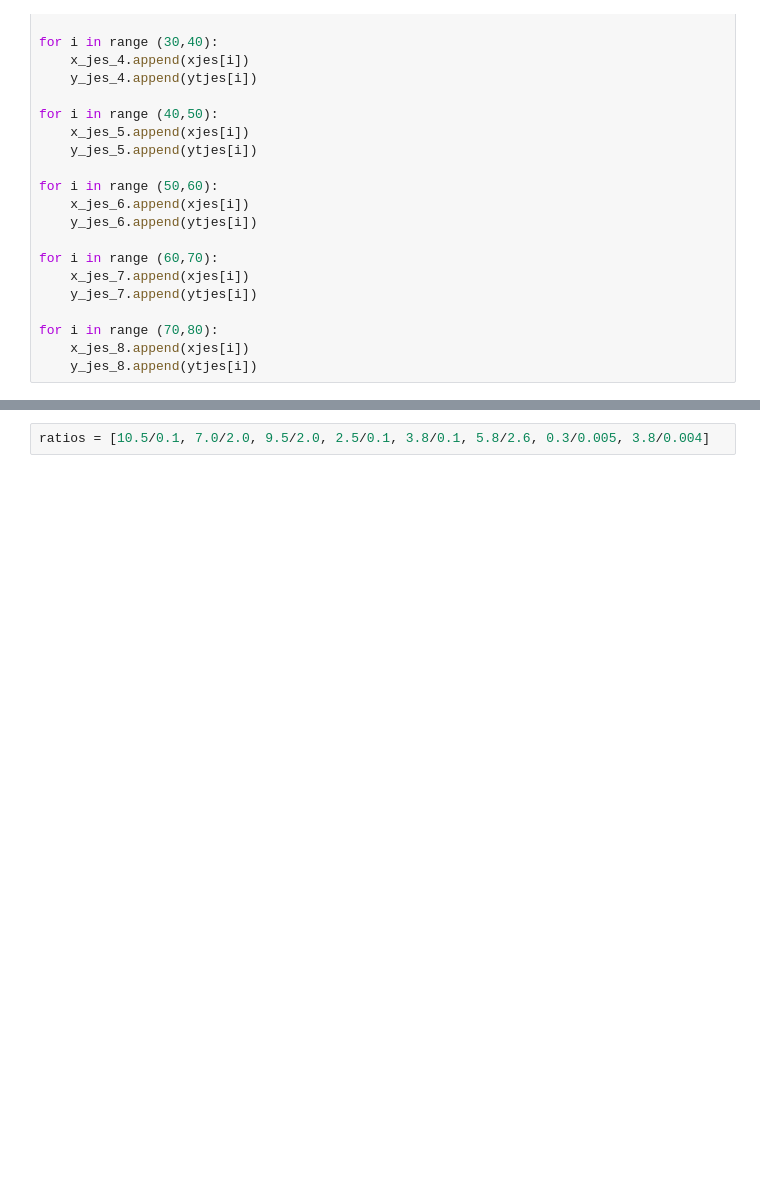
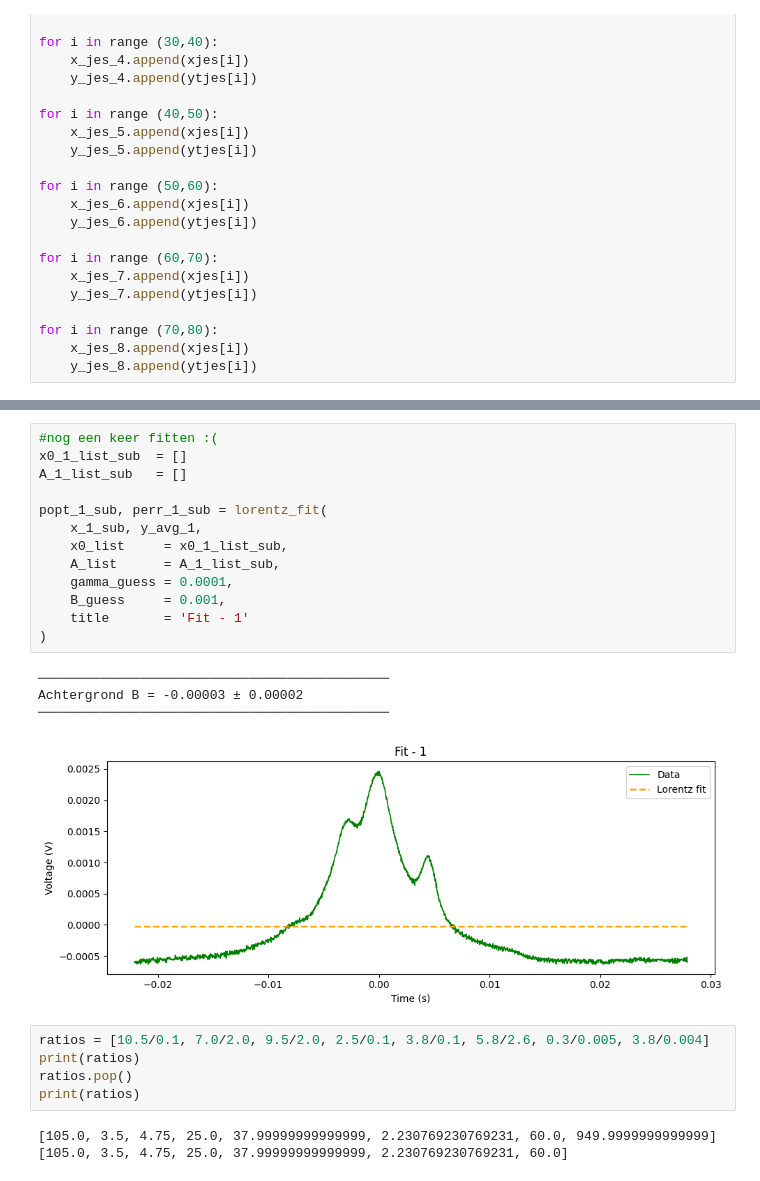
Before and after one commit to TimWiemer/Rubium_Spectroscopy_group_11, a Jupyter notebook: Lorenzfitjes_2.ipynb, the cells around one changed output, grey strips where cells are left out. Drawn from its saved outputs; the diff is of its cells as text; blank space fills up the shorter version.

```diff
--- a/Lorenzfitjes_2.ipynb
+++ b/Lorenzfitjes_2.ipynb
@@ -468,2 +573,26 @@ Achtergrond B = -0.00051 ± 0.00001
+# %%
+#nog een keer fitten :(
+x0_1_list_sub  = []
+A_1_list_sub   = []
+
+popt_1_sub, perr_1_sub = lorentz_fit(
+    x_1_sub, y_avg_1,
+    x0_list     = x0_1_list_sub,
+    A_list      = A_1_list_sub,
+    gamma_guess = 0.0001,
+    B_guess     = 0.001,
+    title       = 'Fit - 1'
+)
+# %% [output]
+─────────────────────────────────────────────
+Achtergrond B = -0.00003 ± 0.00002
+─────────────────────────────────────────────
+[figure, added]
 # %%
 ratios = [10.5/0.1, 7.0/2.0, 9.5/2.0, 2.5/0.1, 3.8/0.1, 5.8/2.6, 0.3/0.005, 3.8/0.004]
+print(ratios)
+ratios.pop()
+print(ratios)
+# %% [output]
+[105.0, 3.5, 4.75, 25.0, 37.99999999999999, 2.230769230769231, 60.0, 949.9999999999999]
+[105.0, 3.5, 4.75, 25.0, 37.99999999999999, 2.230769230769231, 60.0]
```
Also changed, not shown: parts of 5 cells of this notebook.
